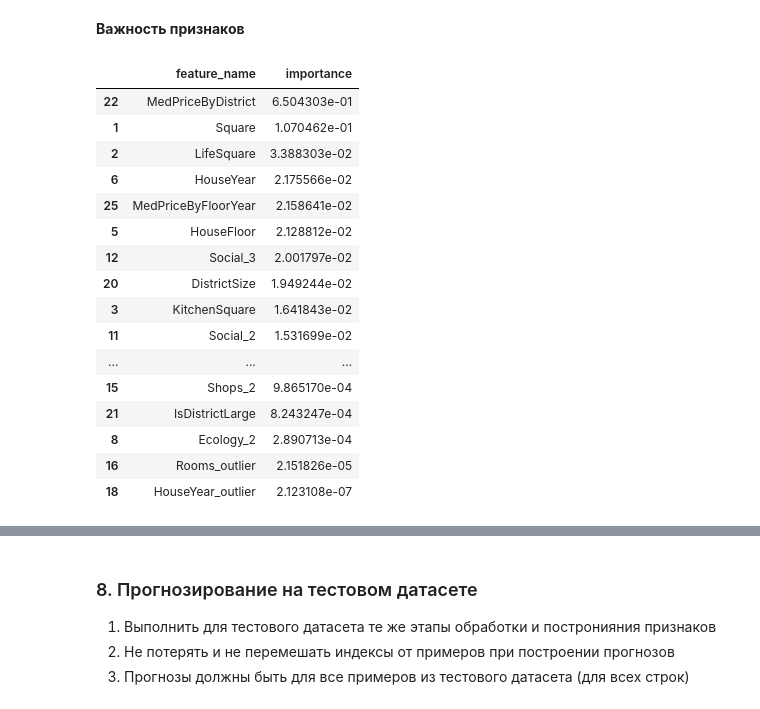
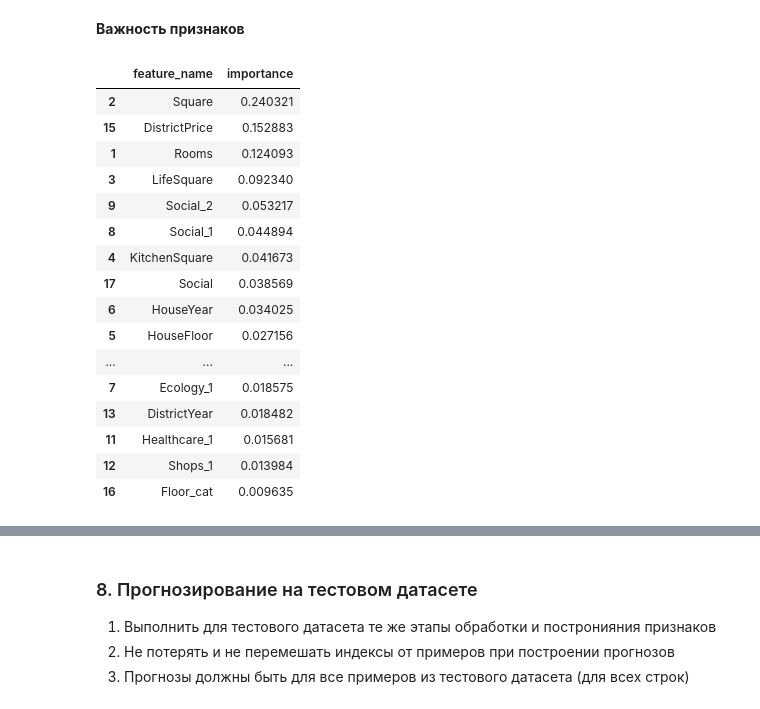
Before and after one commit to nglaz0v/Python_Libraries, a Jupyter notebook: project/REPP_project.ipynb, the cells around one changed output, grey strips where cells are left out. Cells and saved outputs as stored; diff of their text form; code cells hidden in the pictures.

```diff
--- a/project/REPP_project.ipynb
+++ b/project/REPP_project.ipynb
@@ -881 +871,13 @@ test_df = test_df[feature_names + new_feature_names]
+# %%
+features_gen = FeatureGenerator()
+features_gen.fit(train_df)
+train_df = features_gen.new_features(train_df)
+train_df = features_gen.drop_outliers(train_df)
+test_df = features_gen.new_features(test_df)
+# %%
+X = train_df.drop(columns=target_name)
+y = train_df[target_name]
+X_train, X_test, y_train, y_test = train_test_split(X, y, test_size=0.15, random_state=100)
+X_valid = X_test
+y_valid = y_test
 # %%
@@ -886,6 +888,3 @@ X_train.isna().sum().sum(), X_valid.isna().sum().sum(), test_df.isna().sum().sum
 ### 7. Построение модели  <a class='anchor' id='modeling'>
 # %% [markdown]
 **Обучение**
-# %%
-my_model = RandomForestRegressor(max_features="sqrt", random_state=21, criterion='mse')
-my_model.fit(X_train, y_train)
@@ -893,0 +891,12 @@ RandomForestRegressor(random_state=21)
+# %%
+from sklearn.ensemble import RandomForestRegressor
+# from sklearn.ensemble import StackingRegressor, VotingRegressor, BaggingRegressor, GradientBoostingRegressor
+# from sklearn.linear_model import LinearRegression, Lasso, Ridge, ElasticNet, LassoCV, RidgeCV, ElasticNetCV
+
+rf_model = RandomForestRegressor(n_estimators=200, max_depth=14, max_features="sqrt", random_state=21, criterion='mse')
+rf_model.fit(X_train, y_train)
+
+y_train_preds = rf_model.predict(X_train)
+y_test_preds = rf_model.predict(X_test)
+print(r2(y_train, y_train_preds))
+print(r2(y_test, y_test_preds))
@@ -916,25 +928,25 @@ cv_score.mean()
 # %% [markdown]
 **Важность признаков**
 # %%
-feature_importances = pd.DataFrame(zip(X_train.columns, my_model.feature_importances_),
+feature_importances = pd.DataFrame(zip(X_train.columns, rf_model.feature_importances_),
                                    columns=['feature_name', 'importance'])
 
 feature_importances.sort_values(by='importance', ascending=False)
 # %% [output]
 |  | feature_name | importance |
-| 22 | MedPriceByDistrict | 6.504303e-01 |
-| 1 | Square | 1.070462e-01 |
-| 2 | LifeSquare | 3.388303e-02 |
-| 6 | HouseYear | 2.175566e-02 |
-| 25 | MedPriceByFloorYear | 2.158641e-02 |
-| 5 | HouseFloor | 2.128812e-02 |
-| 12 | Social_3 | 2.001797e-02 |
-| 20 | DistrictSize | 1.949244e-02 |
-| 3 | KitchenSquare | 1.641843e-02 |
-| 11 | Social_2 | 1.531699e-02 |
+| 2 | Square | 0.240321 |
+| 15 | DistrictPrice | 0.152883 |
+| 1 | Rooms | 0.124093 |
+| 3 | LifeSquare | 0.092340 |
+| 9 | Social_2 | 0.053217 |
+| 8 | Social_1 | 0.044894 |
+| 4 | KitchenSquare | 0.041673 |
+| 17 | Social | 0.038569 |
+| 6 | HouseYear | 0.034025 |
+| 5 | HouseFloor | 0.027156 |
 | ... | ... | ... |
-| 15 | Shops_2 | 9.865170e-04 |
-| 21 | IsDistrictLarge | 8.243247e-04 |
-| 8 | Ecology_2 | 2.890713e-04 |
-| 16 | Rooms_outlier | 2.151826e-05 |
-| 18 | HouseYear_outlier | 2.123108e-07 |
+| 7 | Ecology_1 | 0.018575 |
+| 13 | DistrictYear | 0.018482 |
+| 11 | Healthcare_1 | 0.015681 |
+| 12 | Shops_1 | 0.013984 |
+| 16 | Floor_cat | 0.009635 |
```
Also changed, not shown: parts of 80 cells of this notebook.
